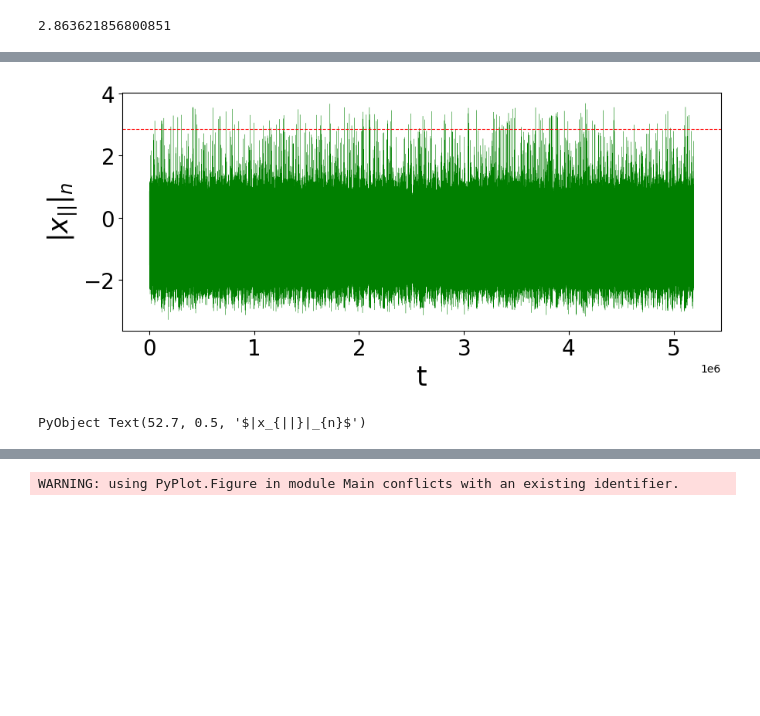
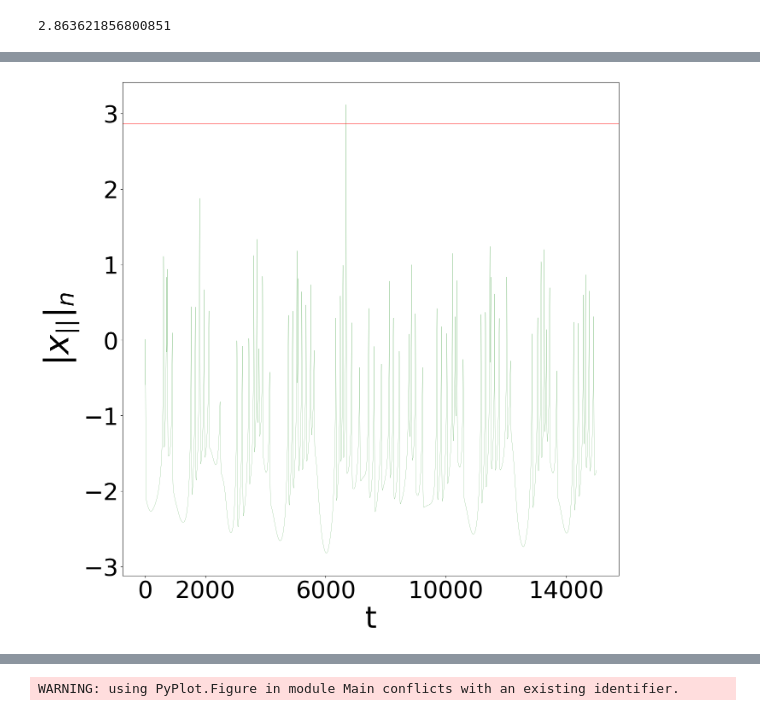
Before and after one commit to SergeyNovak777/dynamical-systems, a Jupyter notebook: Hindmarrh Rose/probablity density function/PDF hyperchaos.ipynb, the cells around one changed output, grey strips where cells are left out. Cells and saved outputs as stored; diff of their text form; code cells hidden in the pictures; blank space fills up the shorter version.

Commit message:
update img to eps format

```diff
--- a/Hindmarrh Rose/probablity density function/PDF hyperchaos.ipynb
+++ b/Hindmarrh Rose/probablity density function/PDF hyperchaos.ipynb
@@ -189,15 +194,16 @@ f
 # %%
-fig, ax = subplots(figsize = (10, 4))
+fig, ax = subplots(figsize = (15, 15))
 
-ax.plot(xsum, label  = "k: $k", lw  = 0.2, color = "green")
-ax.axhline(Hs1, color ="red", linestyle ="--", lw = 0.8)
-ax.tick_params(labelsize = 20)
+ax.plot(xsum[45000:60000], label  = "k: $k", lw  = 0.2, color = "green")
+ax.axhline(Hs1, color ="red", lw = 0.8)
+ax.tick_params(labelsize = 40)
+ax.set_xticks([0, 2000, 6000, 10000, 14000])
+ax.set_xlabel("t", fontsize = 50)
+ax.set_ylabel(L"|x_{||}|_{n}", fontsize = 56)
 
-ax.set_xlabel("t", fontsize = 25)
-ax.set_ylabel(L"|x_{||}|_{n}", fontsize = 25)
+savefig("timesrieshyperchaos.eps", format = "eps")
 # %% [output]
-[figure, old version]
+[figure, new version]
-PyObject Text(52.7, 0.5, '$|x_{||}|_{n}$')
 # %%
 sel_1, pdf_1 = CALCPDF(xsum)
 # %% [output]
```
Also changed, not shown: parts of 8 cells of this notebook, 15 other files.
